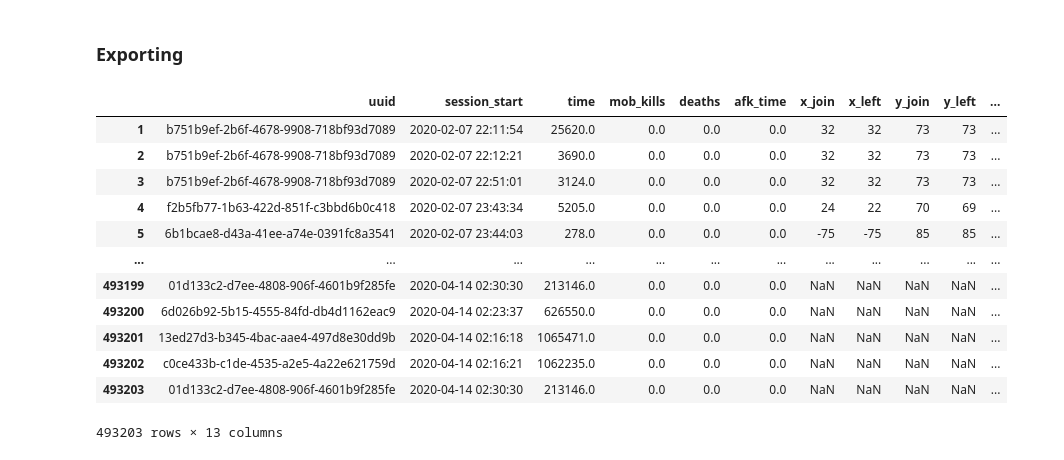
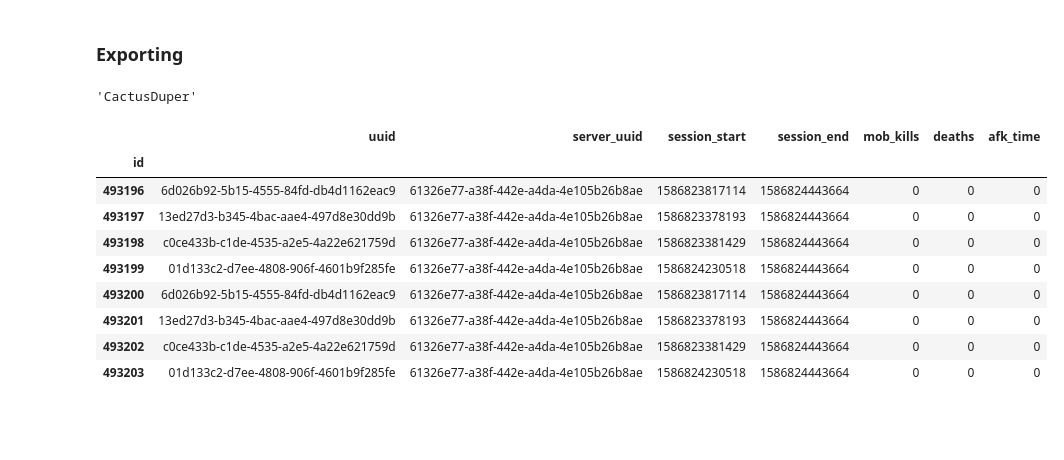
Before and after one commit to TechAle/salc1-data-mining, a Jupyter notebook: notebooks/session_analysis/analysis_core_protector.ipynb, the cells around one changed output. Cells and saved outputs as stored; diff of their text form; code cells hidden in the pictures; blank space fills up the shorter version.

Commit message:
Finished Session Results

```diff
--- a/notebooks/session_analysis/analysis_core_protector.ipynb
+++ b/notebooks/session_analysis/analysis_core_protector.ipynb
@@ -151,19 +157,20 @@ server_session["name"] = server_session.apply(lambda x : uuid_db[uuid_db["uuid"]
 # %%
 server_session.to_csv("../../data/ufficial/csv/session.csv")
 server_session.to_pickle("../../data/ufficial/pickle/session.pkl")
-# %%
-server_session
-# %% [output]
-|  | uuid | session_start | time | mob_kills | deaths | afk_time | x_join | x_left | y_join | y_left | ... |
-| 1 | b751b9ef-2b6f-4678-9908-718bf93d7089 | 2020-02-07 22:11:54 | 25620.0 | 0.0 | 0.0 | 0.0 | 32 | 32 | 73 | 73 | ... |
-| 2 | b751b9ef-2b6f-4678-9908-718bf93d7089 | 2020-02-07 22:12:21 | 3690.0 | 0.0 | 0.0 | 0.0 | 32 | 32 | 73 | 73 | ... |
-| 3 | b751b9ef-2b6f-4678-9908-718bf93d7089 | 2020-02-07 22:51:01 | 3124.0 | 0.0 | 0.0 | 0.0 | 32 | 32 | 73 | 73 | ... |
-| 4 | f2b5fb77-1b63-422d-851f-c3bbd6b0c418 | 2020-02-07 23:43:34 | 5205.0 | 0.0 | 0.0 | 0.0 | 24 | 22 | 70 | 69 | ... |
-| 5 | 6b1bcae8-d43a-41ee-a74e-0391fc8a3541 | 2020-02-07 23:44:03 | 278.0 | 0.0 | 0.0 | 0.0 | -75 | -75 | 85 | 85 | ... |
-| ... | ... | ... | ... | ... | ... | ... | ... | ... | ... | ... | ... |
-| 493199 | 01d133c2-d7ee-4808-906f-4601b9f285fe | 2020-04-14 02:30:30 | 213146.0 | 0.0 | 0.0 | 0.0 | NaN | NaN | NaN | NaN | ... |
-| 493200 | 6d026b92-5b15-4555-84fd-db4d1162eac9 | 2020-04-14 02:23:37 | 626550.0 | 0.0 | 0.0 | 0.0 | NaN | NaN | NaN | NaN | ... |
-| 493201 | 13ed27d3-b345-4bac-aae4-497d8e30dd9b | 2020-04-14 02:16:18 | 1065471.0 | 0.0 | 0.0 | 0.0 | NaN | NaN | NaN | NaN | ... |
-| 493202 | c0ce433b-c1de-4535-a2e5-4a22e621759d | 2020-04-14 02:16:21 | 1062235.0 | 0.0 | 0.0 | 0.0 | NaN | NaN | NaN | NaN | ... |
-| 493203 | 01d133c2-d7ee-4808-906f-4601b9f285fe | 2020-04-14 02:30:30 | 213146.0 | 0.0 | 0.0 | 0.0 | NaN | NaN | NaN | NaN | ... |
-493203 rows × 13 columns
+# %%
+uuid_db[uuid_db["uuid"] == "6d026b92-5b15-4555-84fd-db4d1162eac9"].iloc[0].nickname
+# %% [output]
+'CactusDuper'
+# %%
+server_session[server_session.session_end == server_session.session_end.max()]
+# %% [output]
+|  | uuid | server_uuid | session_start | session_end | mob_kills | deaths | afk_time |
+| id |  |  |  |  |  |  |  |
+| 493196 | 6d026b92-5b15-4555-84fd-db4d1162eac9 | 61326e77-a38f-442e-a4da-4e105b26b8ae | 1586823817114 | 1586824443664 | 0 | 0 | 0 |
+| 493197 | 13ed27d3-b345-4bac-aae4-497d8e30dd9b | 61326e77-a38f-442e-a4da-4e105b26b8ae | 1586823378193 | 1586824443664 | 0 | 0 | 0 |
+| 493198 | c0ce433b-c1de-4535-a2e5-4a22e621759d | 61326e77-a38f-442e-a4da-4e105b26b8ae | 1586823381429 | 1586824443664 | 0 | 0 | 0 |
+| 493199 | 01d133c2-d7ee-4808-906f-4601b9f285fe | 61326e77-a38f-442e-a4da-4e105b26b8ae | 1586824230518 | 1586824443664 | 0 | 0 | 0 |
+| 493200 | 6d026b92-5b15-4555-84fd-db4d1162eac9 | 61326e77-a38f-442e-a4da-4e105b26b8ae | 1586823817114 | 1586824443664 | 0 | 0 | 0 |
+| 493201 | 13ed27d3-b345-4bac-aae4-497d8e30dd9b | 61326e77-a38f-442e-a4da-4e105b26b8ae | 1586823378193 | 1586824443664 | 0 | 0 | 0 |
+| 493202 | c0ce433b-c1de-4535-a2e5-4a22e621759d | 61326e77-a38f-442e-a4da-4e105b26b8ae | 1586823381429 | 1586824443664 | 0 | 0 | 0 |
+| 493203 | 01d133c2-d7ee-4808-906f-4601b9f285fe | 61326e77-a38f-442e-a4da-4e105b26b8ae | 1586824230518 | 1586824443664 | 0 | 0 | 0 |
```
Also changed, not shown: parts of 1 cell of this notebook, 18 other files.
